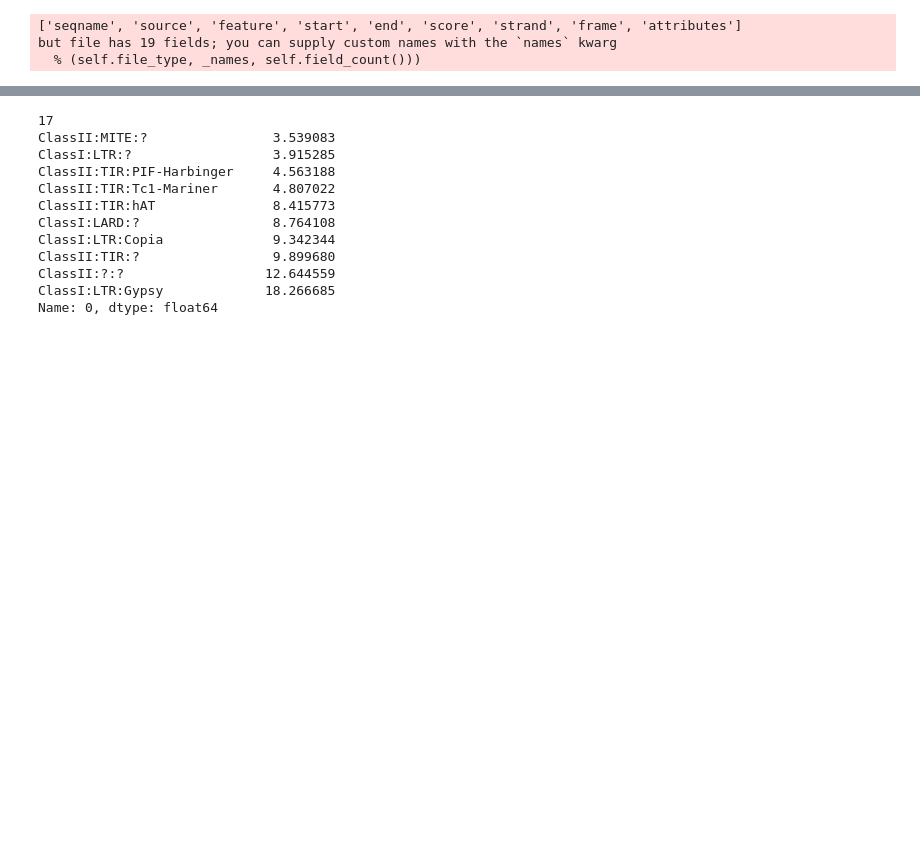
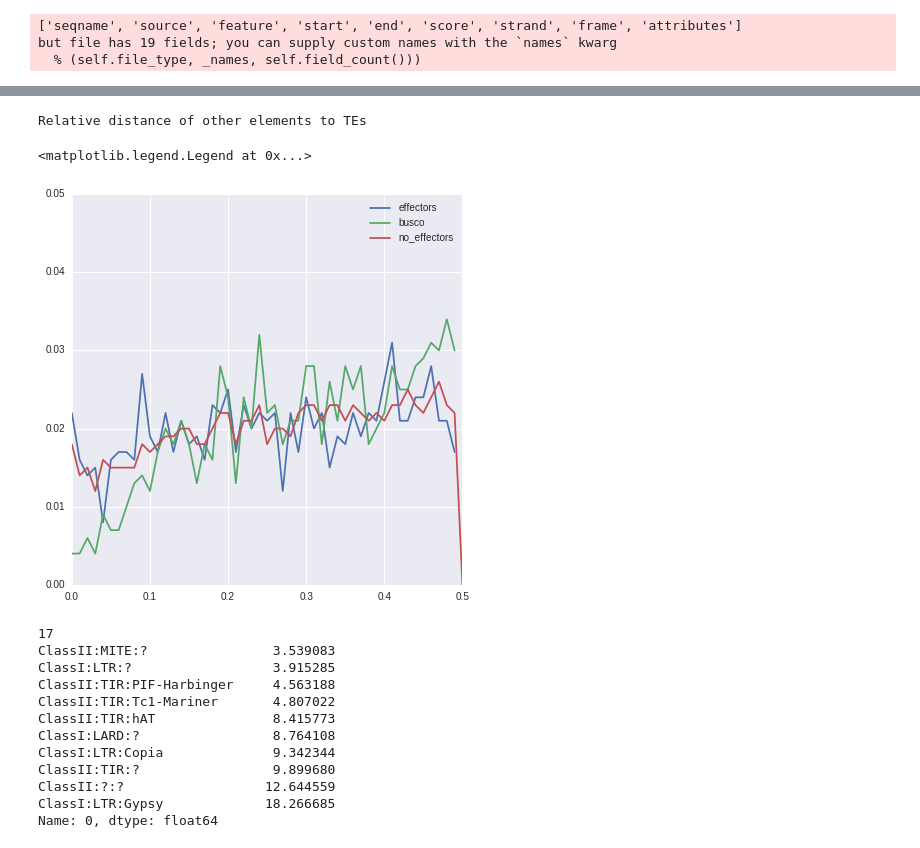
Before and after one commit to BenjaminSchwessinger/Pst_104E_analysis, a Jupyter notebook: Pst_104E_v12_effectors.ipynb, the cells around one changed output, grey strips where cells are left out. Cells and saved outputs as stored; diff of their text form; code cells hidden in the pictures; blank space fills up the shorter version.

```diff
--- a/Pst_104E_v12_effectors.ipynb
+++ b/Pst_104E_v12_effectors.ipynb
@@ -326,0 +405,12 @@ max    55526.000000
+# %%
+print('Relative distance of other elements to TEs')
+fig, ax = plt.subplots(figsize=(7,7))
+plt.plot(p_effector_bed.reldist(p_repeats_bed)['reldist'], p_effector_bed.reldist(p_repeats_bed)['fraction'], label ='effectors')
+plt.plot(p_busco_bed.reldist(p_repeats_bed)['reldist'], p_busco_bed.reldist(p_repeats_bed)['fraction'], label= 'busco')
+plt.plot(p_noeffector_bed.reldist(p_repeats_bed)['reldist'], p_noeffector_bed.reldist(p_repeats_bed)['fraction'], label='no_effectors')
+plt.ylim(0, 0.05)
+plt.legend()
+# %% [output]
+Relative distance of other elements to TEs
+<matplotlib.legend.Legend at 0x...>
+[figure, added]
```
Also changed, not shown: parts of 135 cells of this notebook, 31 other files.
